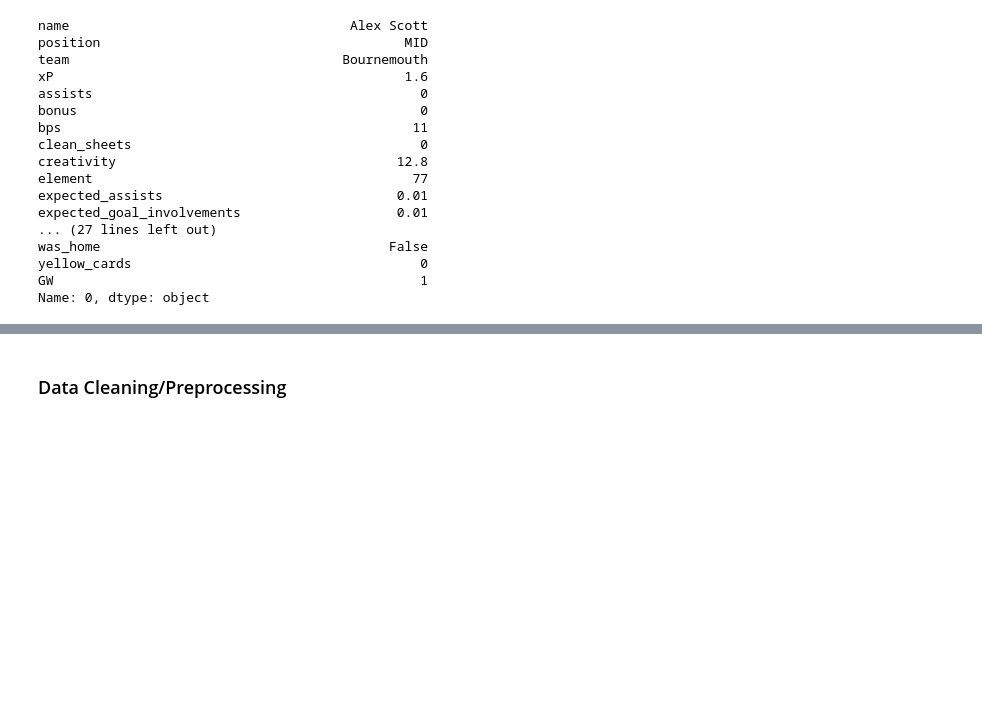
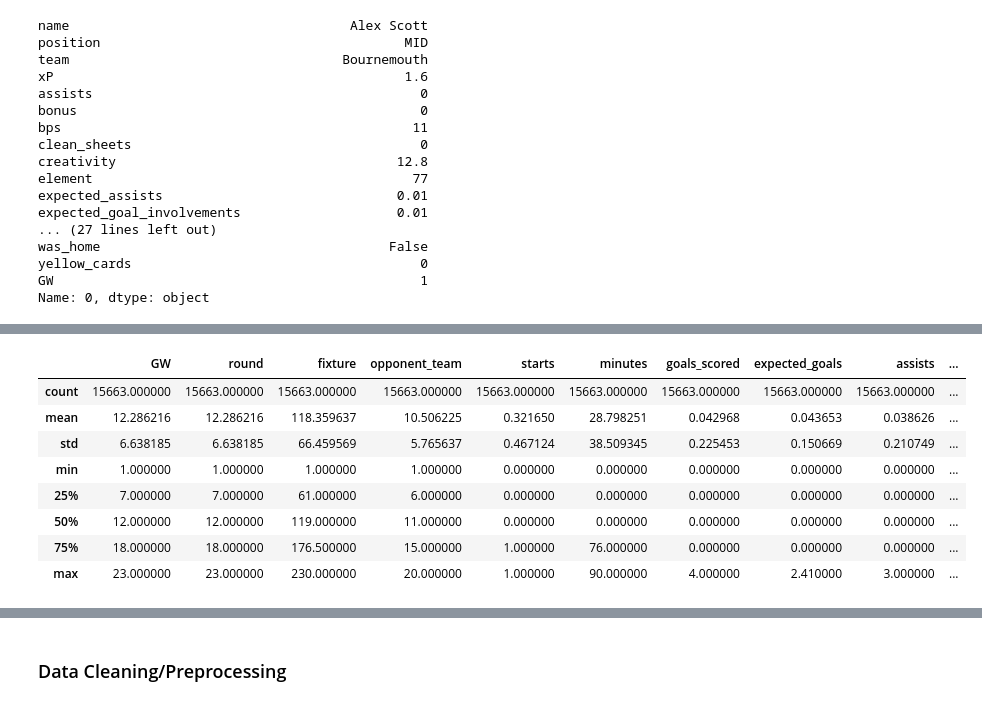
Before and after one commit to mattfurey1/fpl_points_predictor, a Jupyter notebook: project.ipynb, the cells around one changed output, grey strips where cells are left out. Saved outputs shown, nothing was run; the diff lists cells and outputs as text; code cells hidden in the pictures; blank space fills up the shorter version.

```diff
--- a/project.ipynb
+++ b/project.ipynb
@@ -94,0 +113,14 @@ Index(['name', 'position', 'team', 'xP', 'assists', 'bonus', 'bps',
+# %%
+# inspect the summary statistics of each column of the data
+# inspect these to spot any potential outliers or errors
+df.describe()
+# %% [output]
+|  | GW | round | fixture | opponent_team | starts | minutes | goals_scored | expected_goals | assists | ... |
+| count | 15663.000000 | 15663.000000 | 15663.000000 | 15663.000000 | 15663.000000 | 15663.000000 | 15663.000000 | 15663.000000 | 15663.000000 | ... |
+| mean | 12.286216 | 12.286216 | 118.359637 | 10.506225 | 0.321650 | 28.798251 | 0.042968 | 0.043653 | 0.038626 | ... |
+| std | 6.638185 | 6.638185 | 66.459569 | 5.765637 | 0.467124 | 38.509345 | 0.225453 | 0.150669 | 0.210749 | ... |
+| min | 1.000000 | 1.000000 | 1.000000 | 1.000000 | 0.000000 | 0.000000 | 0.000000 | 0.000000 | 0.000000 | ... |
+| 25% | 7.000000 | 7.000000 | 61.000000 | 6.000000 | 0.000000 | 0.000000 | 0.000000 | 0.000000 | 0.000000 | ... |
+| 50% | 12.000000 | 12.000000 | 119.000000 | 11.000000 | 0.000000 | 0.000000 | 0.000000 | 0.000000 | 0.000000 | ... |
+| 75% | 18.000000 | 18.000000 | 176.500000 | 15.000000 | 1.000000 | 76.000000 | 0.000000 | 0.000000 | 0.000000 | ... |
+| max | 23.000000 | 23.000000 | 230.000000 | 20.000000 | 1.000000 | 90.000000 | 4.000000 | 2.410000 | 3.000000 | ... |
```
Also changed, not shown: parts of 19 cells of this notebook.
